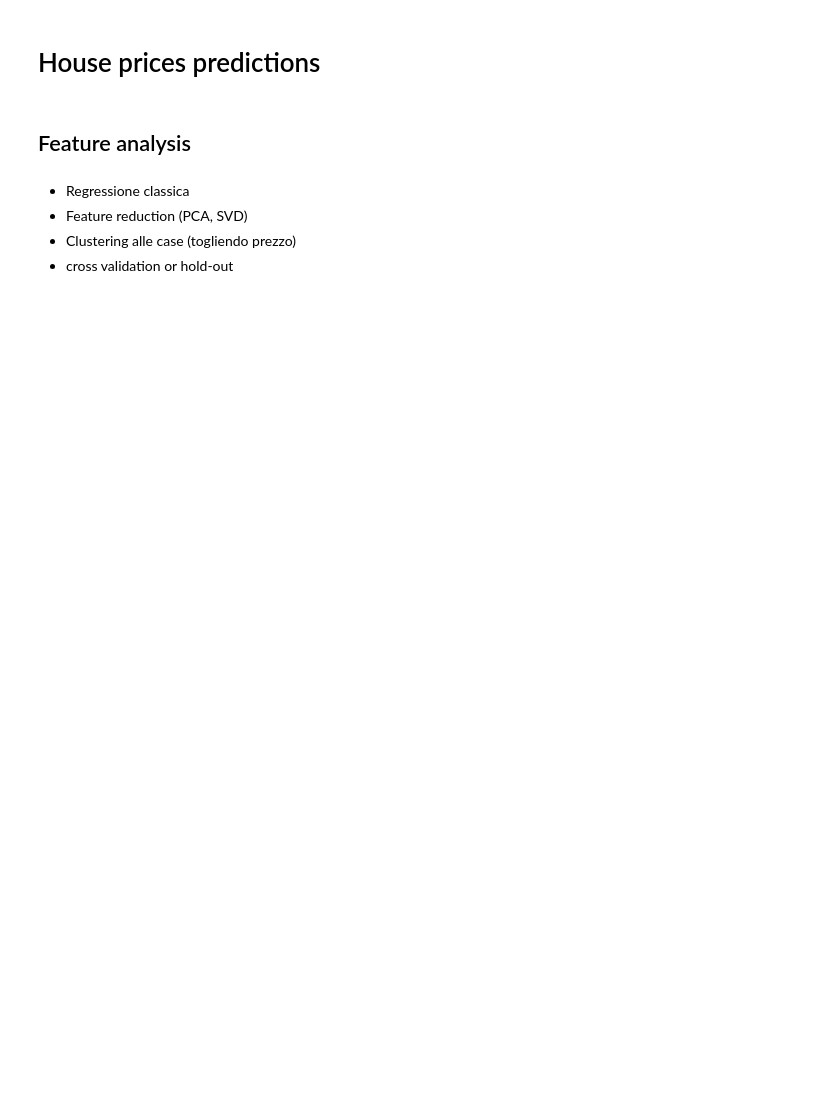
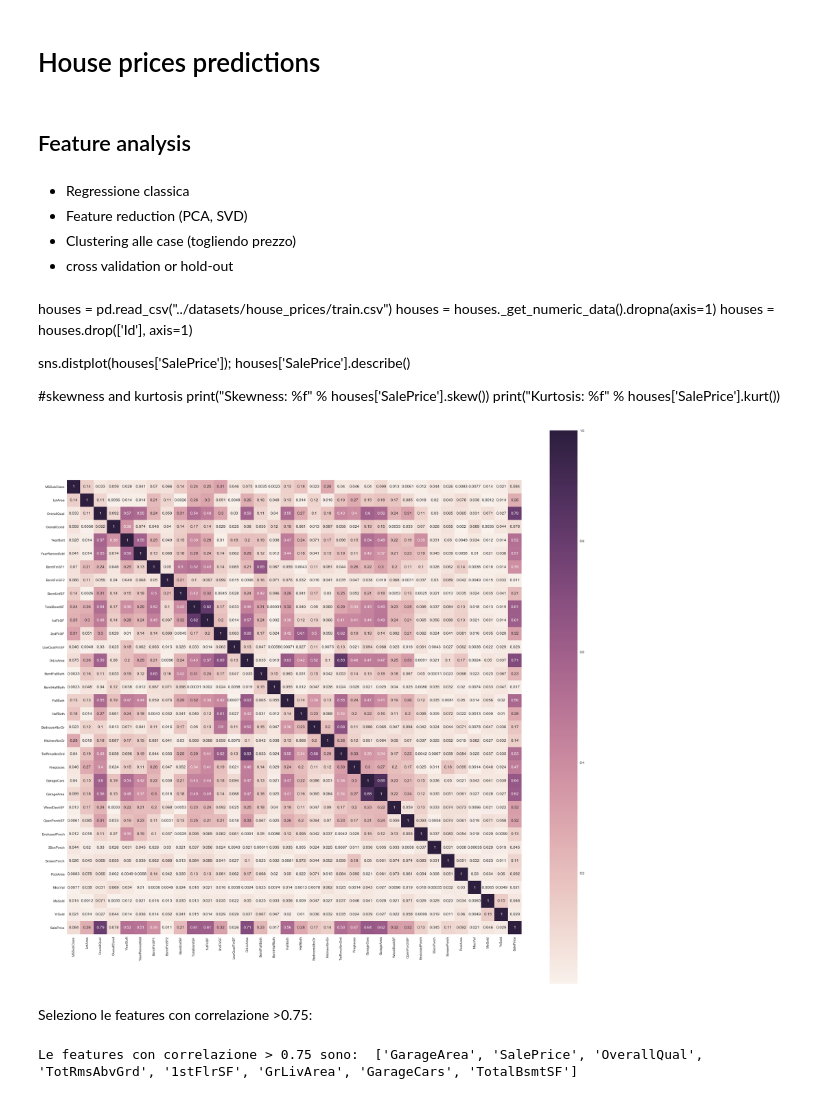
Before and after one commit to lipry/DatascienceFriday, a Jupyter notebook: source/HousePricesPrediction.ipynb, the cells around one changed output. Drawn from its saved outputs; the diff is of its cells as text; code cells hidden in the pictures; blank space fills up the shorter version.

```diff
--- a/source/HousePricesPrediction.ipynb
+++ b/source/HousePricesPrediction.ipynb
@@ -15,6 +15,15 @@ import matplotlib.pyplot as plt
 from sklearn import linear_model
 from sklearn.model_selection import train_test_split
 %matplotlib inline
-# %%
-houses = pd.read_csv("../datasets/house_prices/train.csv")
-houses = houses._get_numeric_data().dropna(axis=1)
+# %% [markdown]
+houses = pd.read_csv("../datasets/house_prices/train.csv")
+houses = houses._get_numeric_data().dropna(axis=1)
+houses = houses.drop(['Id'], axis=1)
+
+sns.distplot(houses['SalePrice']);
+houses['SalePrice'].describe()
+
+
+#skewness and kurtosis
+print("Skewness: %f" % houses['SalePrice'].skew())
+print("Kurtosis: %f" % houses['SalePrice'].kurt())
@@ -20,0 +32,17 @@ houses = houses._get_numeric_data().dropna(axis=1)
+# %%
+corrmat = houses.corr().abs()
+f, ax = plt.subplots(figsize=(30,30))
+sns.heatmap(corrmat, annot=True, square=True);
+# %% [output]
+[figure, added]
+# %% [markdown]
+Seleziono le features con correlazione >0.75:
+# %%
+soglia = 0.75
+s = corrmat.unstack()
+best_features = s[s<1].sort_values()[s>soglia]
+l1, l2 = zip(*best_features.index.tolist())
+name_best_features = list(set(l1).intersection(l2))
+print("Le features con correlazione > "+str(soglia)+" sono: ",name_best_features)
+# %% [output]
+Le features con correlazione > 0.75 sono:  ['GarageArea', 'SalePrice', 'OverallQual', 'TotRmsAbvGrd', '1stFlrSF', 'GrLivArea', 'GarageCars', 'TotalBsmtSF']
```
Also changed, not shown: parts of 6 cells of this notebook.
